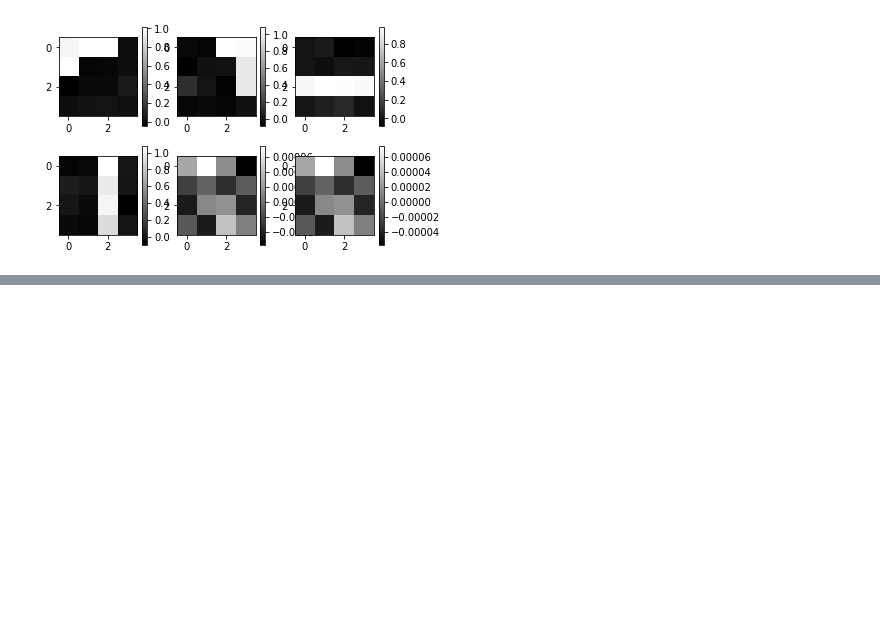
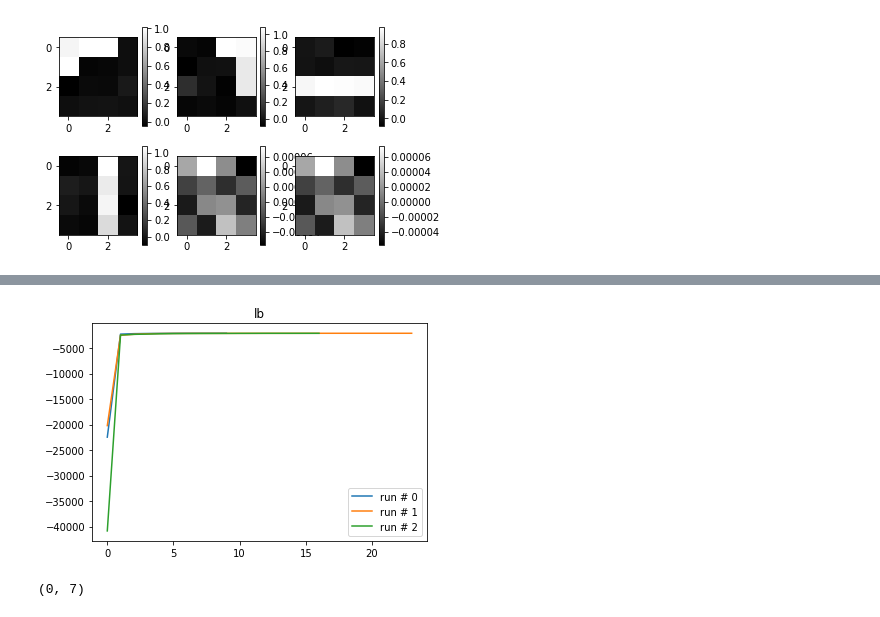
Before and after one commit to erlebach/Latent_class_Analysis, a Jupyter notebook: VIBP.ipynb, the cells around one changed output, grey strips where cells are left out. Cells and saved outputs as stored; diff of their text form; code cells hidden in the pictures; blank space fills up the shorter version.

```diff
--- a/VIBP.ipynb
+++ b/VIBP.ipynb
@@ -573,0 +600,11 @@ plt.show()
+# %%
+with open('./glove/glove.6B.50d.txt') as f:
+    lines = f.readlines()
+# %%
+vocab = []
+embed = []
+for line in lines:
+    line = line.rstrip().split()
+    vocab.append(line[0])
+    embed.append(list(map(float, line[1:])))
+embed = np.array(embed)
@@ -573,0 +649,21 @@ plt.show()
+# %%
+fruit_idx = []
+animal_idx = []
+science_idx = []
+country_idx = []
+color_idx = []
+for i,word in enumerate(word_list):
+    if word in fruits:
+        fruit_idx.append(i)
+    if word in animals:
+        animal_idx.append(i)
+    if word in sciences:
+        science_idx.append(i)
+    if word in countries:
+        country_idx.append(i)
+    if word in colors:
+        color_idx.append(i)
+
+all_idx = [fruit_idx, animal_idx, science_idx, country_idx, color_idx]
+
+len(fruit_idx), len(animal_idx), len(science_idx), len(country_idx), len(color_idx)
@@ -573,0 +672,2 @@ plt.show()
+# %%
+X = embed[idx,:]
@@ -573,0 +740,15 @@ plt.show()
+# %%
+for i in range(3):
+    plt.plot(model.lbs[i], label = 'run # '+str(i))
+    plt.legend()
+plt.title('lb')
+plt.show()
+# %% [output]
+[figure, added]
+# %%
+best_model_idx = model.best_model_idx
+print(best_model_idx)
+
+model_sets = model.model_sets[best_model_idx[0]]
+# %% [output]
+(0, 7)
```
Also changed, not shown: parts of 30 cells of this notebook, 1 other file.
